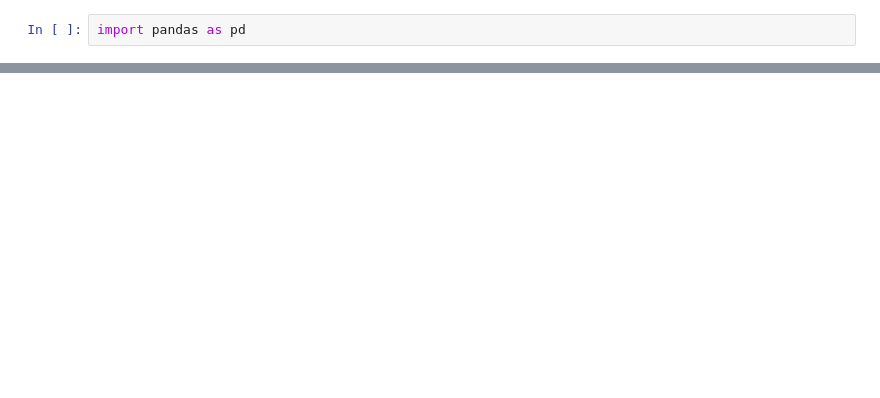
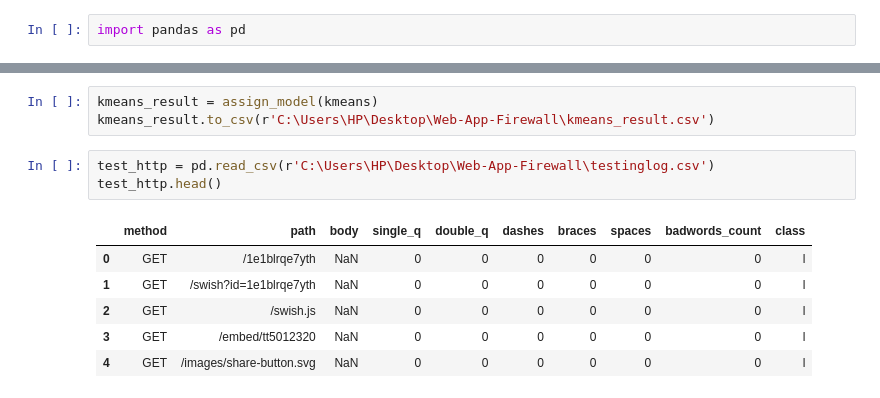
Before and after one commit to smreetyyadav37/Web-App-Firewall, a Jupyter notebook: ML Based Web App Firewall.ipynb, the cells around one changed output, grey strips where cells are left out. Drawn from its saved outputs; the diff is of its cells as text; blank space fills up the shorter version.

Commit message:
model training and graphical representation

```diff
--- a/ML Based Web App Firewall.ipynb
+++ b/ML Based Web App Firewall.ipynb
@@ -34,0 +67,13 @@ ImportError: cannot import name '_PredictScorer' from 'sklearn.metrics._scorer'
+# %%
+kmeans_result = assign_model(kmeans)
+kmeans_result.to_csv(r'C:\Users\HP\Desktop\Web-App-Firewall\kmeans_result.csv')
+# %%
+test_http = pd.read_csv(r'C:\Users\HP\Desktop\Web-App-Firewall\testinglog.csv')
+test_http.head()
+# %% [output]
+|  | method | path | body | single_q | double_q | dashes | braces | spaces | badwords_count | class |
+| 0 | GET | /1e1blrqe7yth | NaN | 0 | 0 | 0 | 0 | 0 | 0 | l |
+| 1 | GET | /swish?id=1e1blrqe7yth | NaN | 0 | 0 | 0 | 0 | 0 | 0 | l |
+| 2 | GET | /swish.js | NaN | 0 | 0 | 0 | 0 | 0 | 0 | l |
+| 3 | GET | /embed/tt5012320 | NaN | 0 | 0 | 0 | 0 | 0 | 0 | l |
+| 4 | GET | /images/share-button.svg | NaN | 0 | 0 | 0 | 0 | 0 | 0 | l |
```
Also changed, not shown: parts of 9 cells of this notebook, 4 other files.
